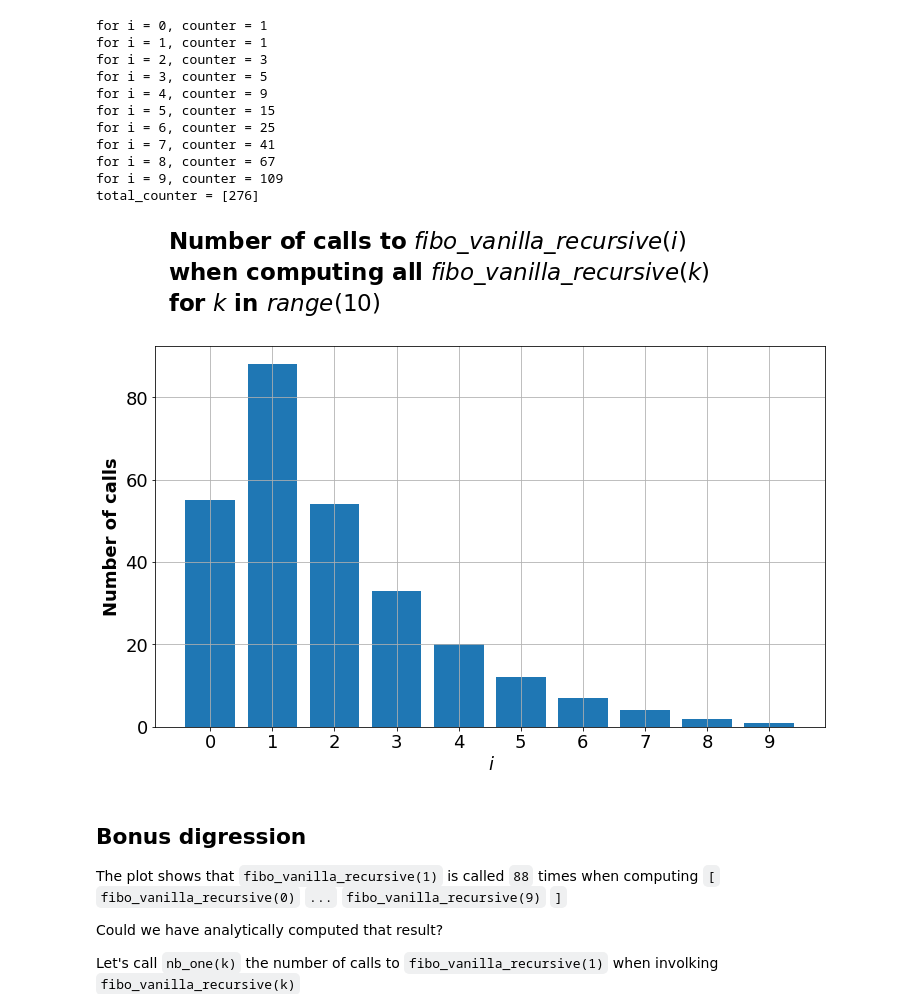
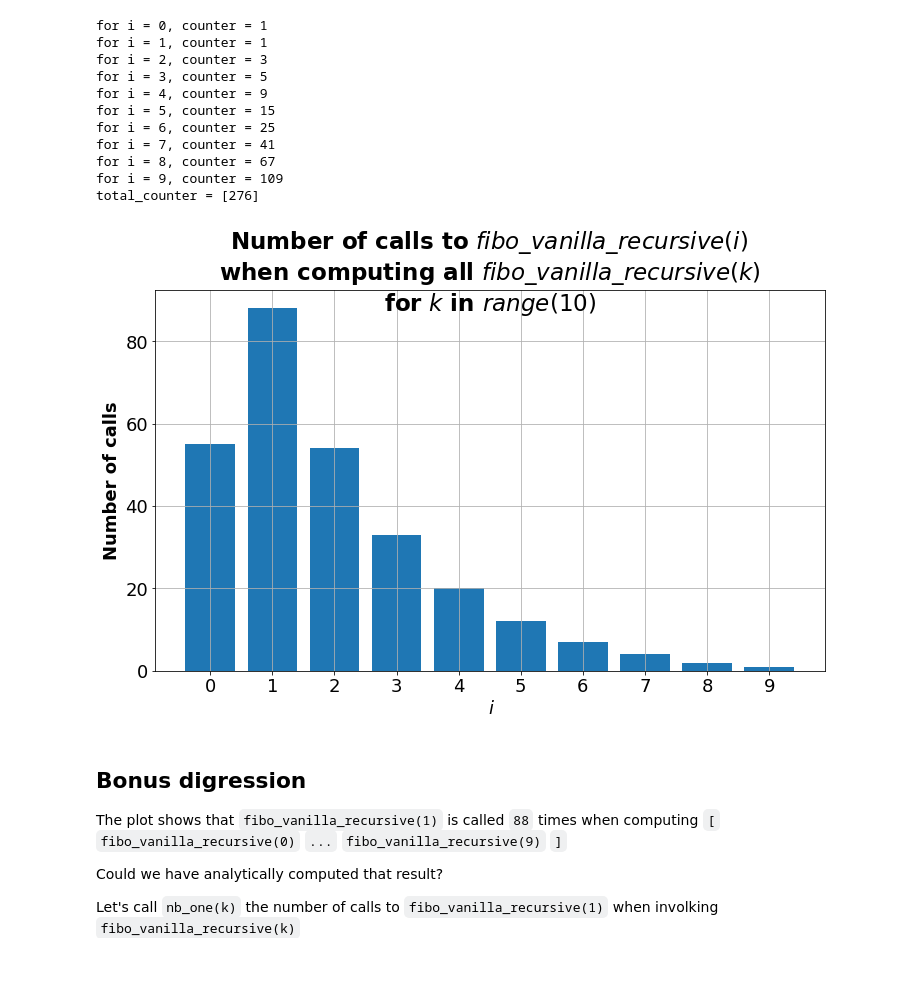
Before and after one commit to chauvinSimon/hmm_for_autonomous_driving, a Jupyter notebook: cached_vs_vanilla_recursion.ipynb, the cells around one changed output. Saved outputs shown, nothing was run; the diff lists cells and outputs as text; code cells hidden in the pictures; blank space fills up the shorter version.

```diff
--- a/cached_vs_vanilla_recursion.ipynb
+++ b/cached_vs_vanilla_recursion.ipynb
@@ -81,28 +81,28 @@ total_counter = [276]
 # %%
 %matplotlib inline
 import matplotlib.pyplot as plt
 from collections import Counter
 import numpy as np
 
 fig = plt.figure(figsize=(12, 7))
 ax = fig.add_subplot(111)
 
 labels, values = zip(*Counter(seen).items())
 # print(labels, values)
 indexes = np.arange(len(labels))
 width = 0.8
 plt.bar(indexes, values, width)
 
 plt.grid()
 plt.xticks(fontsize=18)
 plt.xticks(np.arange(min(seen), max(seen)+1, 1.0))
 plt.yticks(fontsize=18)
 plt.xlabel(r'$\ i$', fontsize=18, fontweight='bold')
 plt.ylabel("Number of calls", fontsize=18, fontweight='bold')
-fig.text(0.14,0.95, "Number of calls to{} \nwhen computing all{}\nfor{} in {}".format(r'$\ fibo\_vanilla\_recursive(i)$', r'$\ fibo\_vanilla\_recursive(k)$', r'$\ k$', r'$range(10)$'), fontsize=23,  fontweight='bold')
+plt.title("Number of calls to{} \nwhen computing all{}\nfor{} in {}".format(r'$\ fibo\_vanilla\_recursive(i)$', r'$\ fibo\_vanilla\_recursive(k)$', r'$\ k$', r'$range(10)$'), fontsize=23,  fontweight='bold', y=0.93)
 fig.savefig('docs/number_calls_fibo_recursive.svg', format='svg', dpi=1500)
 # %% [output]
-[figure, old version]
+[figure, new version]
 # %% [markdown]
 ## Bonus digression
 
```
Also changed, not shown: parts of 2 cells of this notebook, 8 other files.
